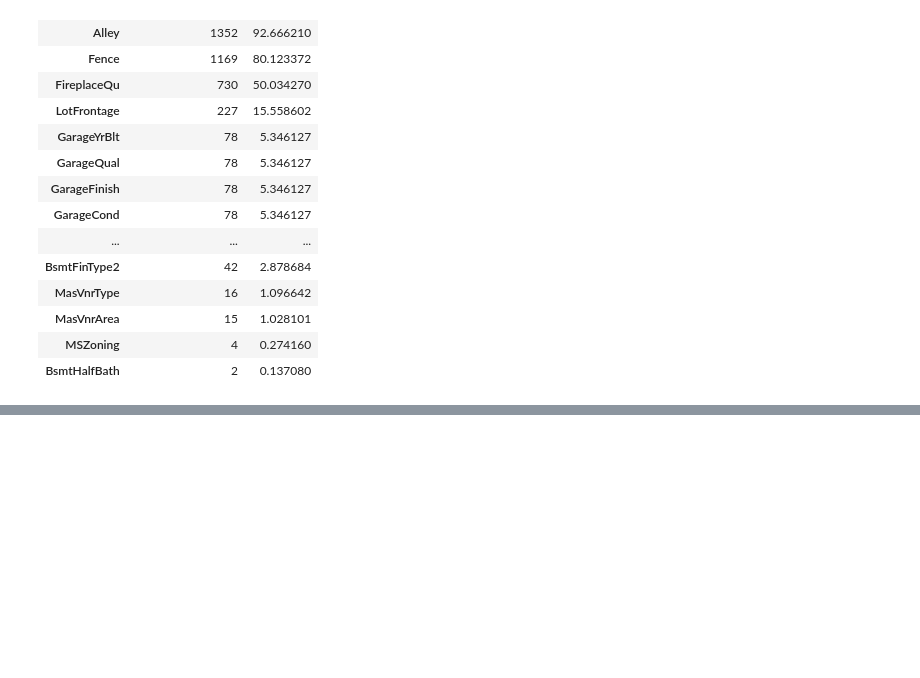
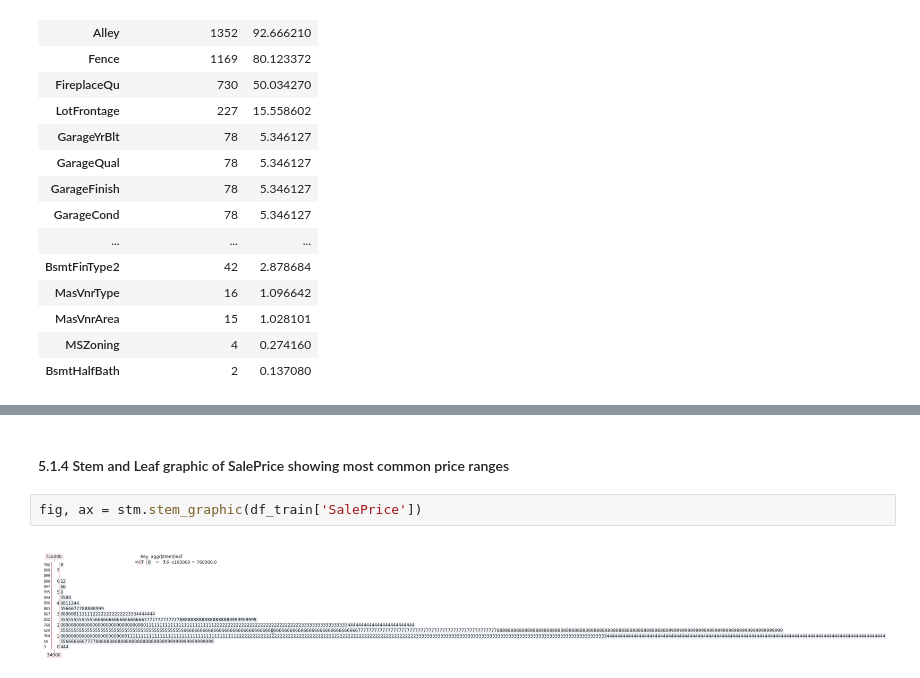
Before and after one commit to wondrousWebWorks/house-price-regression, a Jupyter notebook: jupyter_notebooks/02 - ExploratoryDataAnalysis.ipynb, the cells around one changed output, grey strips where cells are left out. Saved outputs shown, nothing was run; the diff lists cells and outputs as text; blank space fills up the shorter version.

```diff
--- a/jupyter_notebooks/02 - ExploratoryDataAnalysis.ipynb
+++ b/jupyter_notebooks/02 - ExploratoryDataAnalysis.ipynb
@@ -191,0 +245,6 @@ df_test_missing_table.head(20)
+# %% [markdown]
+#### 5.1.4 Stem and Leaf graphic of SalePrice showing most common price ranges
+# %%
+fig, ax = stm.stem_graphic(df_train['SalePrice'])
+# %% [output]
+[figure, added]
```
Also changed, not shown: parts of 16 cells of this notebook.
